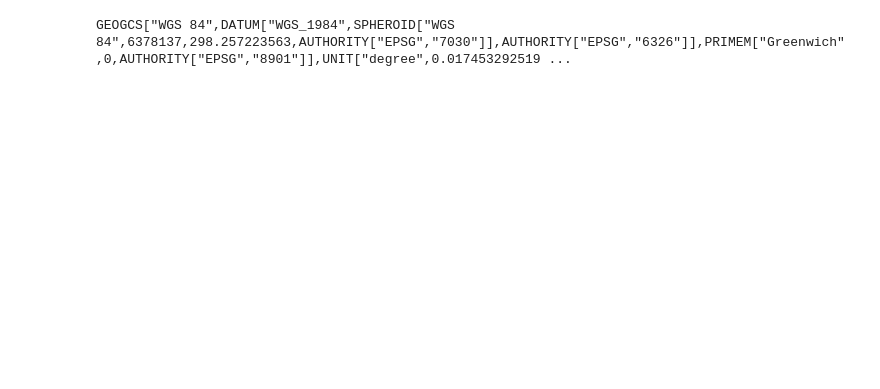
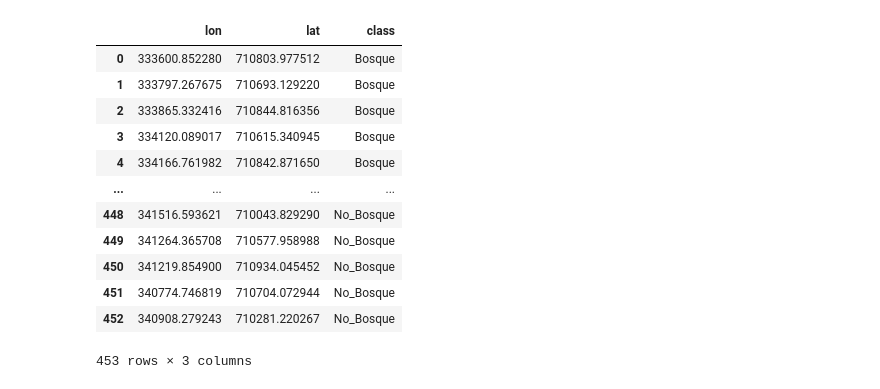
Before and after one commit to earthdeveloperjuanse/PostGIS_Python, a Jupyter notebook: PostGIS_Python/Example_Connection.ipynb, the cells around one changed output. Saved outputs shown, nothing was run; the diff lists cells and outputs as text; code cells hidden in the pictures; blank space fills up the shorter version.

Commit message:
Commit day 1
Avances en creación de ejemplo para creación de modelo de clasificación utilizando como insumo recursos alojados en PostgreSQL

```diff
--- a/PostGIS_Python/Example_Connection.ipynb
+++ b/PostGIS_Python/Example_Connection.ipynb
@@ -8,9 +0,0 @@ from shapely import wkt
-# %%
-conn = psycopg2.connect(
-    dbname= 'db_gis',
-    user = 'postgres',
-    password = 'postgres',
-    host = 'localhost',
-    port = '5433'
-)
-conn.set_session(autocommit=True)
@@ -49,5 +0,0 @@ rows = cursor.fetchall()
-# %%
-for row in rows:
-    print(row[3])
-# %% [output]
-GEOGCS["WGS 84",DATUM["WGS_1984",SPHEROID["WGS 84",6378137,298.257223563,AUTHORITY["EPSG","7030"]],AUTHORITY["EPSG","6326"]],PRIMEM["Greenwich",0,AUTHORITY["EPSG","8901"]],UNIT["degree",0.017453292519 ...
@@ -53,0 +3,27 @@ GEOGCS["WGS 84",DATUM["WGS_1984",SPHEROID["WGS 84",6378137,298.257223563,AUTHORI
+# %%
+import psycopg2
+import numpy as np
+import rasterio
+import pandas as pd
+import geopandas as gpd
+from rasterio.mask import mask
+from sklearn.model_selection import train_test_split
+from sklearn.ensemble import RandomForestClassifier
+from sklearn.metrics import accuracy_score, confusion_matrix, classification_report
+import matplotlib.pyplot as plt
+import seaborn as sns
+from shapely.wkb import loads
+import matplotlib.colors as mcolors
+from skimage.transform import resize
+
+DB_CONFIG = {
+    "dbname": "postgis_34_sample",
+    "user": "postgres",
+    "password": "postgres",
+    "host": "localhost",
+    "port": "5432"
+}
+
+def conectar_postgis():
+    conn = psycopg2.connect(**DB_CONFIG)
+    return conn
@@ -53,0 +48,23 @@ GEOGCS["WGS 84",DATUM["WGS_1984",SPHEROID["WGS 84",6378137,298.257223563,AUTHORI
+# %%
+conn = conectar_postgis()
+query = """
+SELECT ST_X(geom) AS lon, ST_Y(geom) AS lat, class
+FROM training_sample;
+"""
+df = pd.read_sql(query, conn)
+conn.close()
+df
+# %% [output]
+|  | lon | lat | class |
+| 0 | 333600.852280 | 710803.977512 | Bosque |
+| 1 | 333797.267675 | 710693.129220 | Bosque |
+| 2 | 333865.332416 | 710844.816356 | Bosque |
+| 3 | 334120.089017 | 710615.340945 | Bosque |
+| 4 | 334166.761982 | 710842.871650 | Bosque |
+| ... | ... | ... | ... |
+| 448 | 341516.593621 | 710043.829290 | No_Bosque |
+| 449 | 341264.365708 | 710577.958988 | No_Bosque |
+| 450 | 341219.854900 | 710934.045452 | No_Bosque |
+| 451 | 340774.746819 | 710704.072944 | No_Bosque |
+| 452 | 340908.279243 | 710281.220267 | No_Bosque |
+453 rows × 3 columns
```
Also changed, not shown: parts of 15 cells of this notebook, 27 other files.
